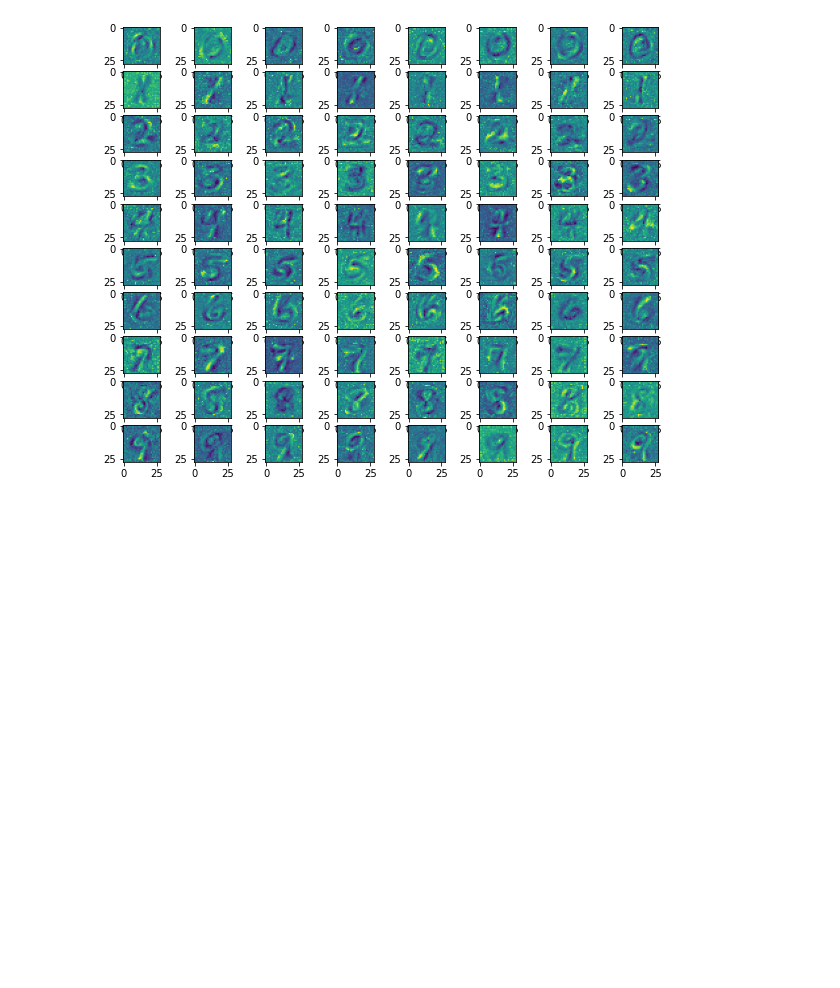
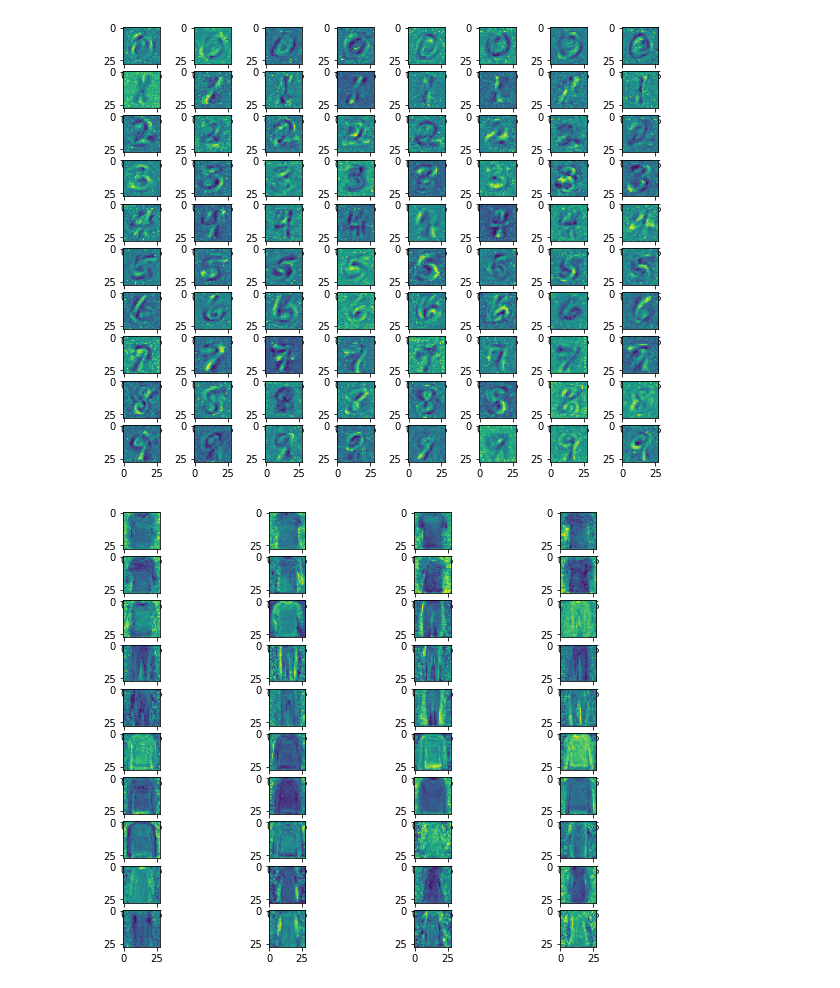
Before and after one commit to shikhar-srivastava/CCMCL, a Jupyter notebook: viz.ipynb, the cells around one changed output. Saved outputs shown, nothing was run; the diff lists cells and outputs as text; code cells hidden in the pictures; blank space fills up the shorter version.

```diff
--- a/viz.ipynb
+++ b/viz.ipynb
@@ -31,0 +34,10 @@ for i,ax in enumerate(axes.flat):
+# %%
+c_40 = np.load('/home/dm1/shikhar_backup/shikhar/CCMCL/logs/CompositionalBuffer/FashionMNIST/c_40.npy')
+# %%
+import matplotlib.pyplot as plt
+fig, axes = plt.subplots(10,4, figsize=(10,8))
+display_a = c_40.reshape((40,28,28,1))
+for i,ax in enumerate(axes.flat):
+    ax.imshow(display_a[i])
+# %% [output]
+[figure, added]
```
Also changed, not shown: parts of 1 cell of this notebook.
